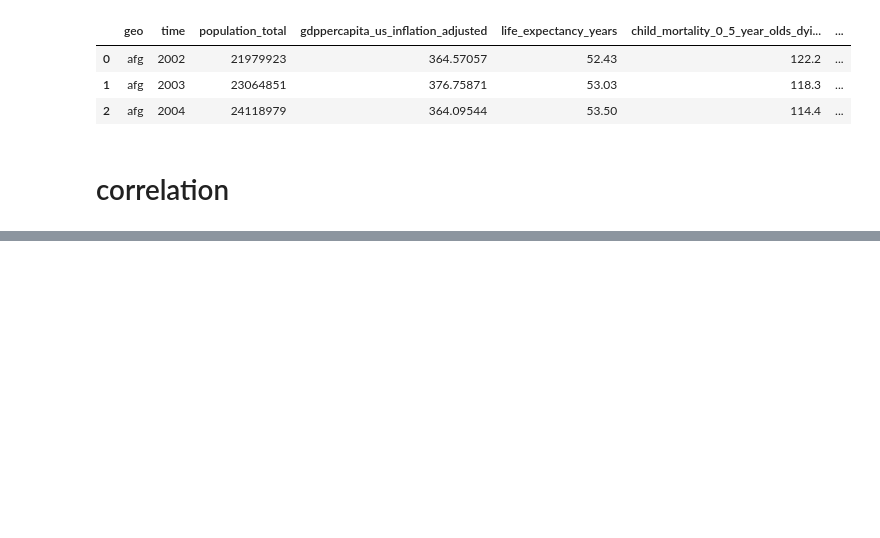
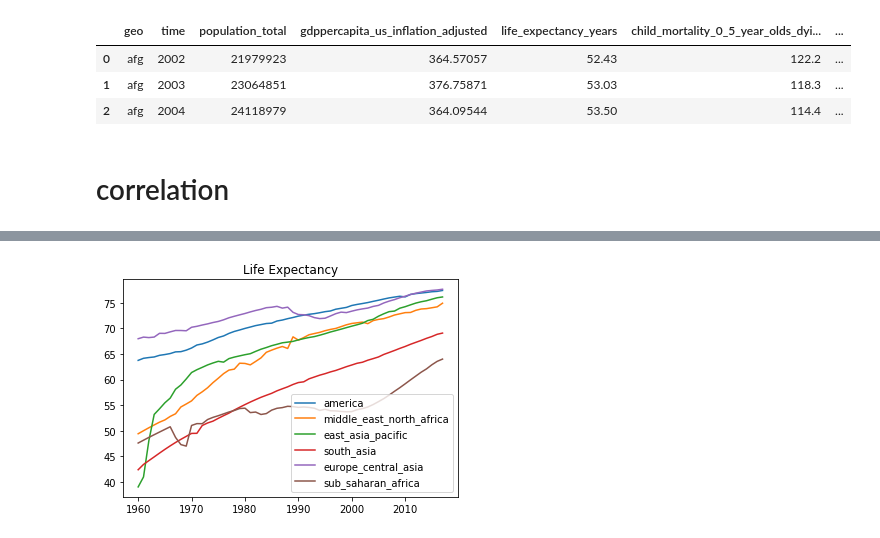
Before and after one commit to chao-h/ds5500hw1, a Jupyter notebook: Q3.ipynb, the cells around one changed output, grey strips where cells are left out. Cells and saved outputs as stored; diff of their text form; code cells hidden in the pictures; blank space fills up the shorter version.

```diff
--- a/Q3.ipynb
+++ b/Q3.ipynb
@@ -99,0 +129,5 @@ plot_for('child_mortality_0_5_year_olds_dying_per_1000_born', 'Child Mortality',
+# %%
+plot_for2('life_expectancy_years', 'Life Expectancy')
+plt.savefig(save_dir / 'life_expectancy_years')
+# %% [output]
+[figure, added]
```
Also changed, not shown: parts of 10 cells of this notebook, 13 other files.
